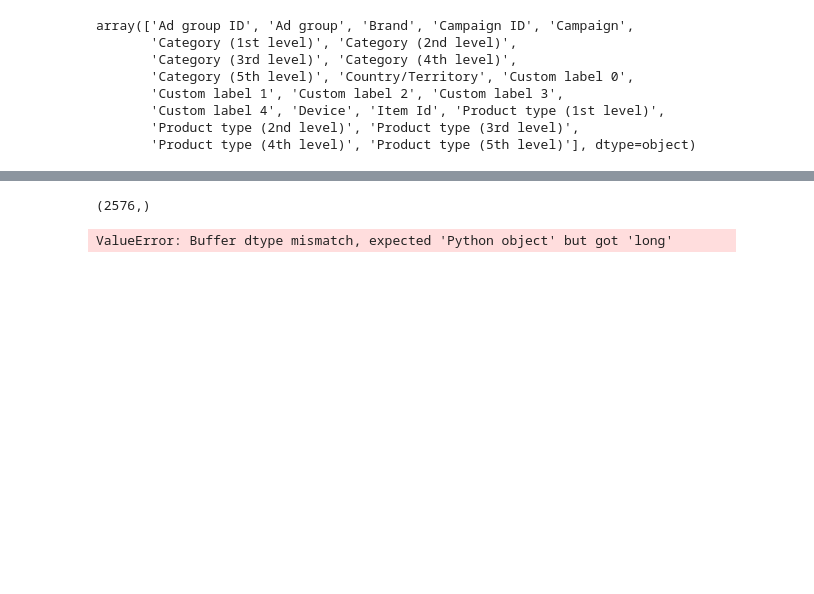
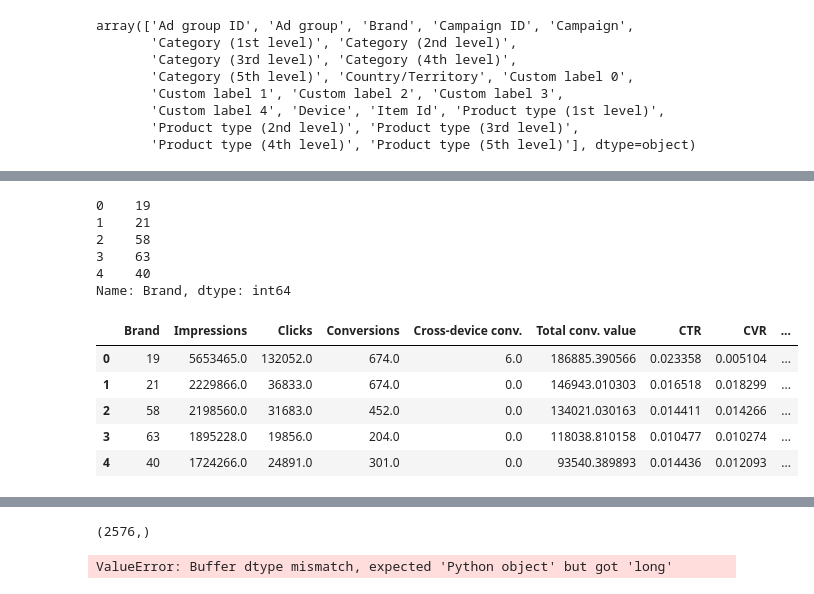
Before and after one commit to seanv507/crea, a Jupyter notebook: crealytics.ipynb, the cells around one changed output, grey strips where cells are left out. Saved outputs shown, nothing was run; the diff lists cells and outputs as text; code cells hidden in the pictures; blank space fills up the shorter version.

```diff
--- a/crealytics.ipynb
+++ b/crealytics.ipynb
@@ -33,0 +185,9 @@ OSError: [Errno 12] Cannot allocate memory
+# %%
+a2.head()
+# %% [output]
+0    19
+1    21
+2    58
+3    63
+4    40
+Name: Brand, dtype: int64
@@ -33,0 +196,9 @@ OSError: [Errno 12] Cannot allocate memory
+# %%
+a2.head()
+# %% [output]
+|  | Brand | Impressions | Clicks | Conversions | Cross-device conv. | Total conv. value | CTR | CVR | ... |
+| 0 | 19 | 5653465.0 | 132052.0 | 674.0 | 6.0 | 186885.390566 | 0.023358 | 0.005104 | ... |
+| 1 | 21 | 2229866.0 | 36833.0 | 674.0 | 0.0 | 146943.010303 | 0.016518 | 0.018299 | ... |
+| 2 | 58 | 2198560.0 | 31683.0 | 452.0 | 0.0 | 134021.030163 | 0.014411 | 0.014266 | ... |
+| 3 | 63 | 1895228.0 | 19856.0 | 204.0 | 0.0 | 118038.810158 | 0.010477 | 0.010274 | ... |
+| 4 | 40 | 1724266.0 | 24891.0 | 301.0 | 0.0 | 93540.389893 | 0.014436 | 0.012093 | ... |
```
Also changed, not shown: parts of 55 cells of this notebook.
